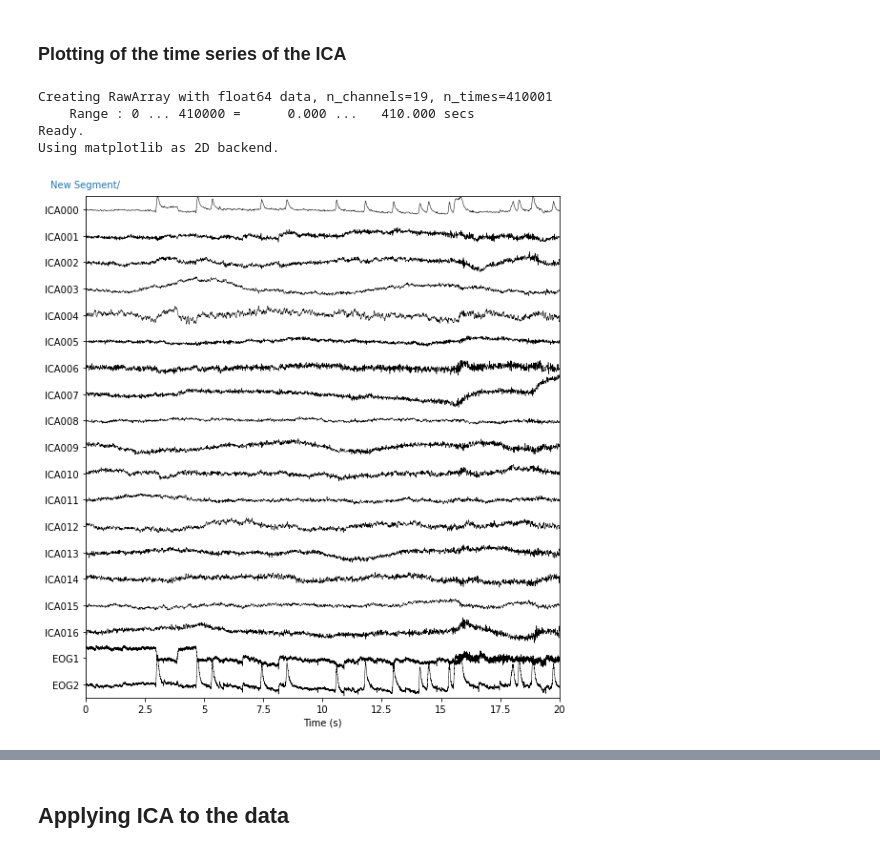
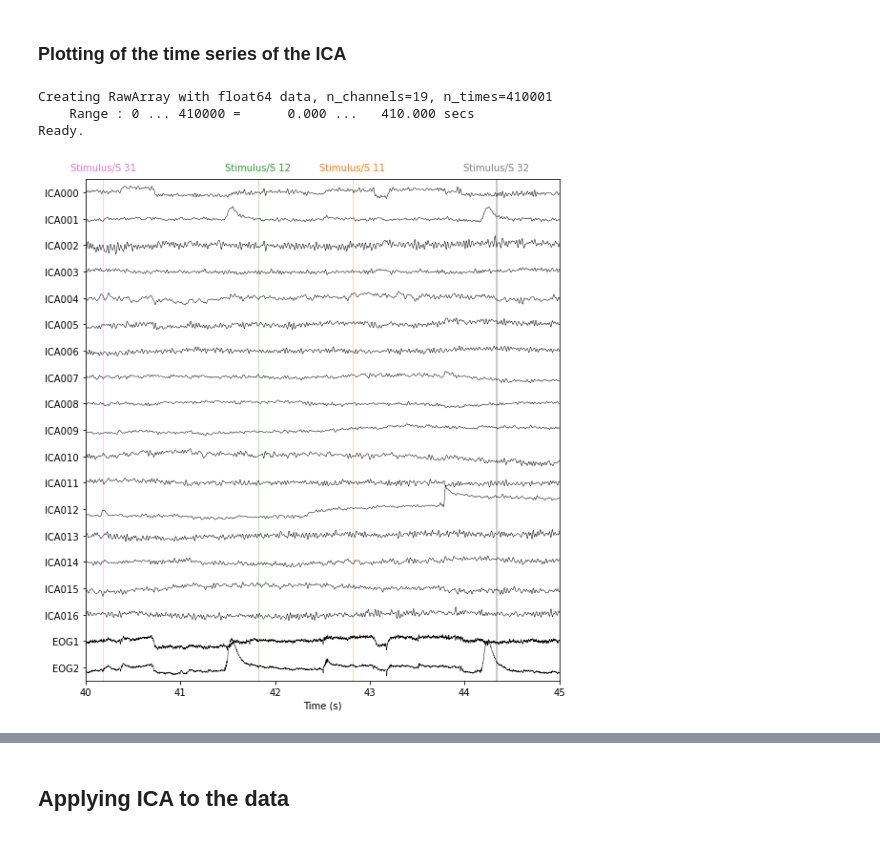
Before and after one commit to laurabpaulsen/EEG_and_mouse_tracking, a Jupyter notebook: ICA.ipynb, the cells around one changed output, grey strips where cells are left out. Drawn from its saved outputs; the diff is of its cells as text; code cells hidden in the pictures.

```diff
--- a/ICA.ipynb
+++ b/ICA.ipynb
@@ -85,6 +86,10 @@ High-pass filtering the data at 0.1 Hz and subsequently low-pass filtering at 40
 # %%
 raw = raw.filter(0.1, None)
 raw = raw.filter(None, 40)
+
+#removing two very messy channels???
+raw.info['bads'] = ['Fp1', 'Fp2']
+# Do F8 and F7 also look weird
 # %% [output]
 Filtering raw data in 1 contiguous segment
 Setting up high-pass filter at 0.1 Hz
@@ -130,12 +135,11 @@ ica.plot_components();
 # %% [markdown]
 ### Plotting of the time series of the ICA
 # %%
-ica.plot_sources(raw, show_scrollbars=False);
+ica.plot_sources(raw, show_scrollbars=False, start = 40, stop = 45);
 # %% [output]
 Creating RawArray with float64 data, n_channels=19, n_times=410001
     Range : 0 ... 410000 =      0.000 ...   410.000 secs
 Ready.
-Using matplotlib as 2D backend.
-[figure, old version]
+[figure, new version]
 # %% [markdown]
 ## Exclusion of components
```
Also changed, not shown: parts of 22 cells of this notebook, 2 other files.
